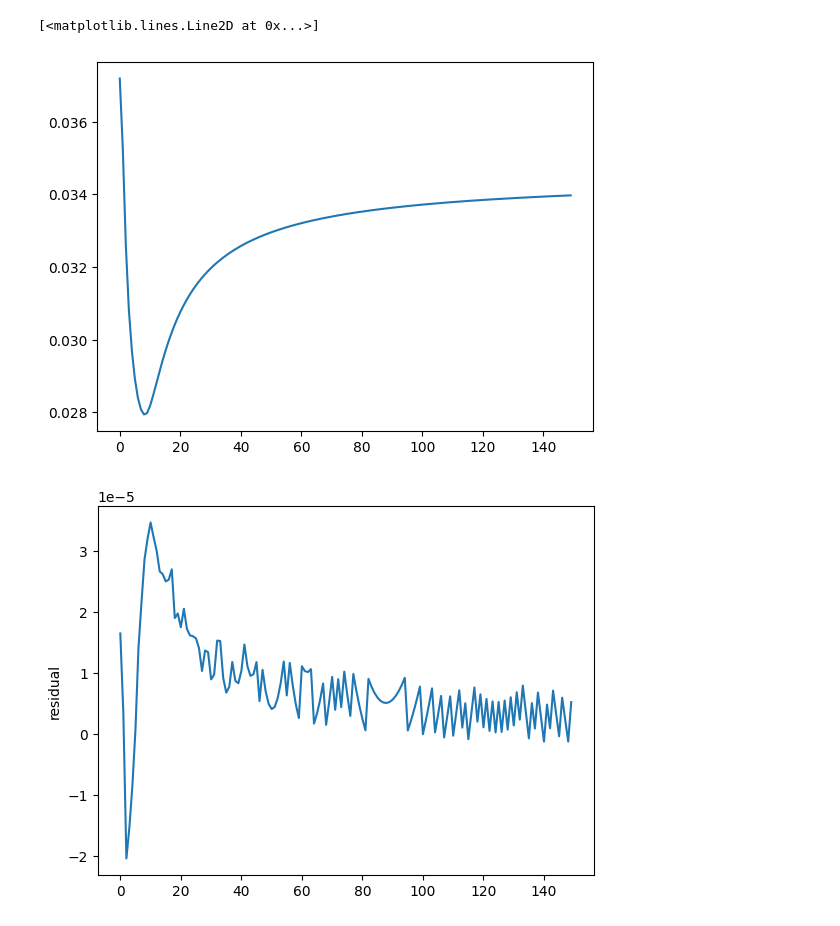
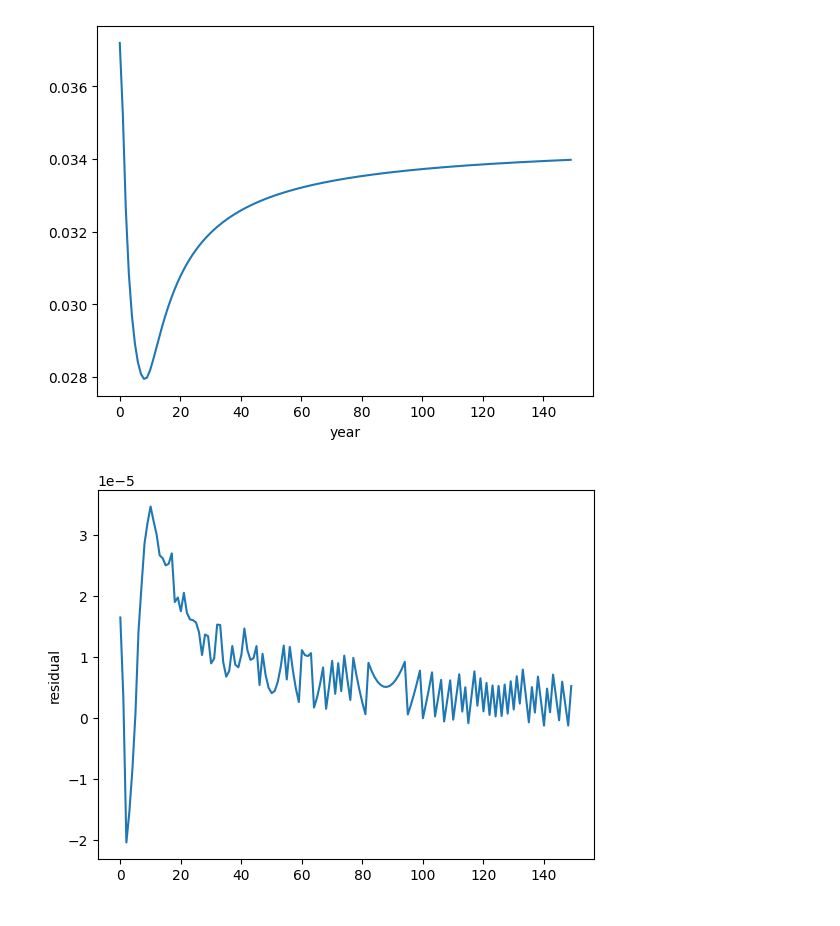
Before and after one commit to holmen1/smith-wilson-par, a Jupyter notebook: smith-wilson-par/demo.ipynb, the cells around one changed output. Cells and saved outputs as stored; diff of their text form; code cells hidden in the pictures.

```diff
--- a/smith-wilson-par/demo.ipynb
+++ b/smith-wilson-par/demo.ipynb
@@ -3,14 +3,13 @@ import matplotlib.pyplot as plt
 import numpy as np
 from api.smithwilson import RiskFreeRates
 # %%
-sek_swap20230531 = np.array([0.03955, 0.0363, 0.033716, 0.03193, 0.030886, 0.03019, 0.02976, 0.02944, 0.02924, 0.02917])
+sek_swap_20230531 = np.array([0.03955, 0.0363, 0.033716, 0.03193, 0.030886, 0.03019, 0.02976, 0.02944, 0.02924, 0.02917])
 # %%
 CRA = 0.001
 maturities = np.array([2, 3, 5, 10])
-rates = sek_swap20230531[maturities - 1] - CRA
+rates = sek_swap_20230531[maturities - 1] - CRA
 projection = np.arange(1, 151)
 ufr = 0.0345
-alpha0 = 0.391017
 convergence_maturity = 20
 tol = 1e-4
 # %%
@@ -19,9 +18,10 @@ RFR = RiskFreeRates(rates, maturities, projection, ufr, convergence_maturity, to
 alpha, r = RFR.result
 # %%
 plt.plot(r)
+plt.xlabel('year')
+plt.show()
 # %% [output]
-[<matplotlib.lines.Line2D at 0x...>]
-[figure, old version]
+[figure, new version]
 # %%
 eiopa = np.genfromtxt('../Data/SE_31_5_2023_SWP_LLP_10_EXT_10_UFR_345.csv')
 # %%
```
Also changed, not shown: parts of 15 cells of this notebook, 5 other files.
